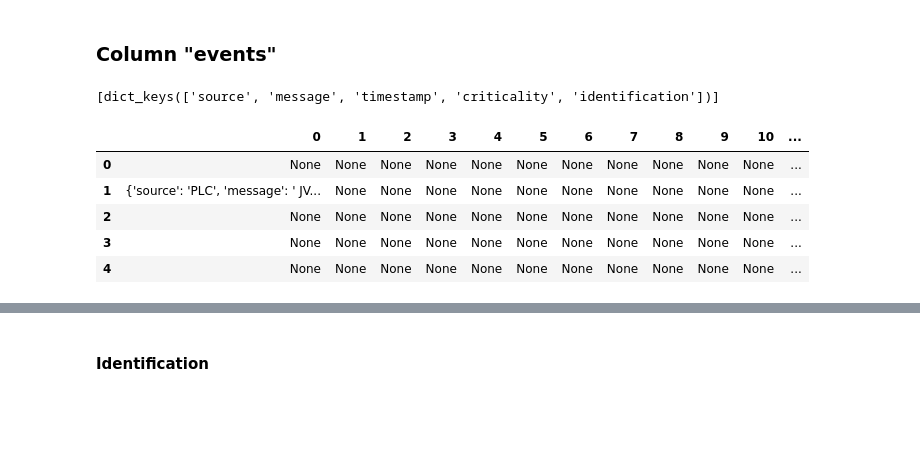
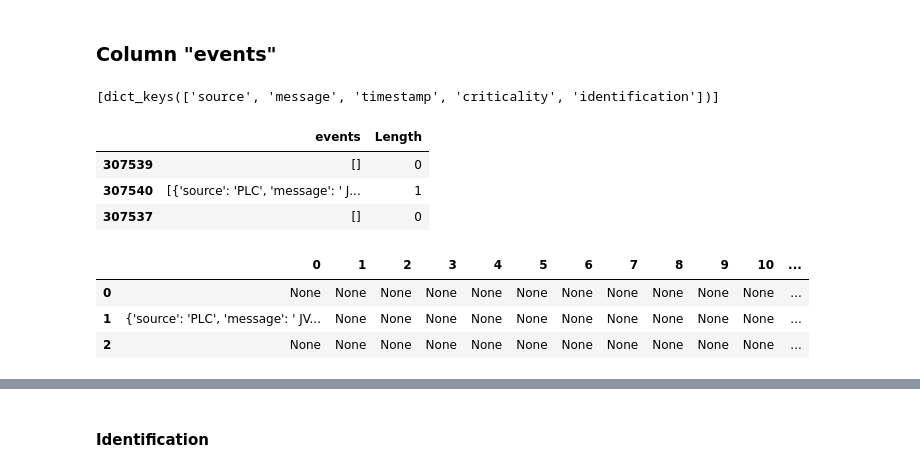
Before and after one commit to AranOribu/Prediction-Erreur-JetVarnish3DEvo, a Jupyter notebook: notebooks/data_explo_metrics.ipynb, the cells around one changed output, grey strips where cells are left out. Cells and saved outputs as stored; diff of their text form; code cells hidden in the pictures; blank space fills up the shorter version.

Commit message:
fix: notebook data_explo_metrics_updated

```diff
--- a/notebooks/data_explo_metrics.ipynb
+++ b/notebooks/data_explo_metrics.ipynb
@@ -240,12 +241,13 @@ events_df = convert_str_to_list(metrics_df.events)
 # %%
+# on liste les clés d'un dictionnaire d'event
 events_keys = []
 for i in range(0, len(events_df)) :
     if len(events_df.events.loc[i]) != 0 :
         event_keys = events_df.events.loc[i][0].keys()
         if event_keys not in events_keys :
             events_keys.append(event_keys)
+# clés d'un dictionnaire d'event
+events_keys
+# %% [output]
+[dict_keys(['source', 'message', 'timestamp', 'criticality', 'identification'])]
-# %%
-events_keys
-# %% [output]
-[dict_keys(['source', 'message', 'timestamp', 'criticality', 'identification'])]
 # %%
@@ -257,11 +261,17 @@ events_df['Length'] = events_df.events.map(len)
+# %%
+events_df.head(3)
+# %% [output]
+|  | events | Length |
+| 307539 | [] | 0 |
+| 307540 | [{'source': 'PLC', 'message': ' J... | 1 |
+| 307537 | [] | 0 |
 # %%
-df = pd.DataFrame(events_df.events.to_list(), dtype=object)
-df.head(5)
+# fractionnement des events
+events_split_df = pd.DataFrame(events_df.events.to_list(), dtype=object)
+events_split_df.head(3)
 # %% [output]
 |  | 0 | 1 | 2 | 3 | 4 | 5 | 6 | 7 | 8 | 9 | 10 | ... |
 | 0 | None | None | None | None | None | None | None | None | None | None | None | ... |
 | 1 | {'source': 'PLC', 'message': ' JV... | None | None | None | None | None | None | None | None | None | None | ... |
 | 2 | None | None | None | None | None | None | None | None | None | None | None | ... |
-| 3 | None | None | None | None | None | None | None | None | None | None | None | ... |
-| 4 | None | None | None | None | None | None | None | None | None | None | None | ... |
 # %%
```
Also changed, not shown: parts of 23 cells of this notebook.
